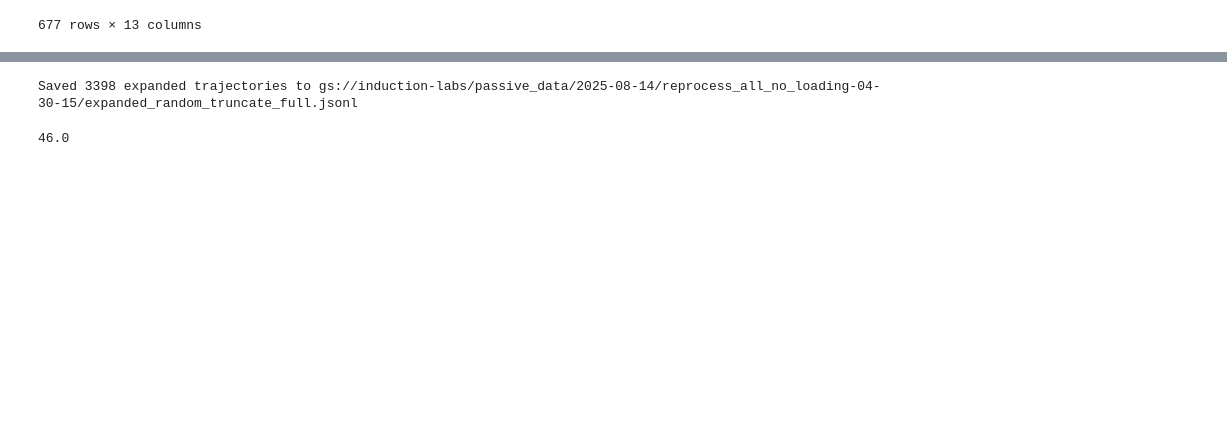
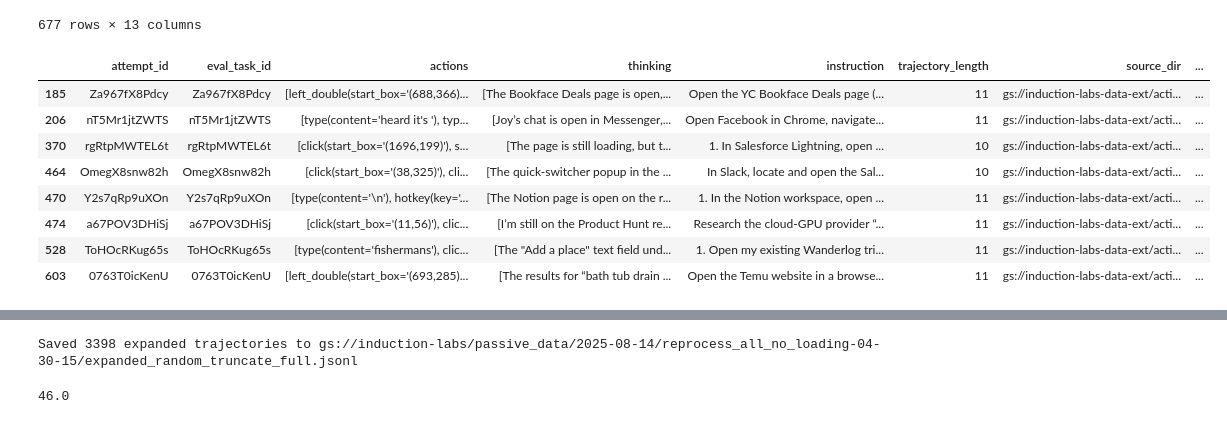
Before and after one commit to induction-labs/induction-labs, a Jupyter notebook: repos/synth/src/synth/trajectories/rejection_sample.ipynb, the cells around one changed output, grey strips where cells are left out. Cells and saved outputs as stored; diff of their text form; code cells hidden in the pictures; blank space fills up the shorter version.

```diff
--- a/repos/synth/src/synth/trajectories/rejection_sample.ipynb
+++ b/repos/synth/src/synth/trajectories/rejection_sample.ipynb
@@ -107,6 +107,18 @@ Name: NUM_HOTKEYS, dtype: float64
 | 675 | HahLlXsiEkeV | HahLlXsiEkeV | [type(content='Time'), click(star... | [The Options window is open to “B... | Open LibreOffice Writer and chang... | 11 | gs://induction-labs-data-ext/acti... | ... |
 | 676 | ixVnKchUDibi | ixVnKchUDibi | [type(content='lxjjjo}'), type(co... | [Just under the Report Infeasible... | Open VS Code and load the file `f... | 11 | gs://induction-labs-data-ext/acti... | ... |
 677 rows × 13 columns
+# %%
+FIXED_TRAJECTORIES[FIXED_TRAJECTORIES["thinking"].apply(lambda x: "\n".join(x).lower().find("still loading") != -1)]
+# %% [output]
+|  | attempt_id | eval_task_id | actions | thinking | instruction | trajectory_length | source_dir | ... |
+| 185 | Za967fX8Pdcy | Za967fX8Pdcy | [left_double(start_box='(688,366)... | [The Bookface Deals page is open,... | Open the YC Bookface Deals page (... | 11 | gs://induction-labs-data-ext/acti... | ... |
+| 206 | nT5Mr1jtZWTS | nT5Mr1jtZWTS | [type(content='heard it's '), typ... | [Joy’s chat is open in Messenger,... | Open Facebook in Chrome, navigate... | 11 | gs://induction-labs-data-ext/acti... | ... |
+| 370 | rgRtpMWTEL6t | rgRtpMWTEL6t | [click(start_box='(1696,199)'), s... | [The page is still loading, but t... | 1. In Salesforce Lightning, open ... | 10 | gs://induction-labs-data-ext/acti... | ... |
+| 464 | OmegX8snw82h | OmegX8snw82h | [click(start_box='(38,325)'), cli... | [The quick-switcher popup in the ... | In Slack, locate and open the Sal... | 10 | gs://induction-labs-data-ext/acti... | ... |
+| 470 | Y2s7qRp9uXOn | Y2s7qRp9uXOn | [type(content='\n'), hotkey(key='... | [The Notion page is open on the r... | 1. In the Notion workspace, open ... | 11 | gs://induction-labs-data-ext/acti... | ... |
+| 474 | a67POV3DHiSj | a67POV3DHiSj | [click(start_box='(11,56)'), clic... | [I’m still on the Product Hunt re... | Research the cloud-GPU provider “... | 11 | gs://induction-labs-data-ext/acti... | ... |
+| 528 | ToHOcRKug65s | ToHOcRKug65s | [type(content='fishermans'), clic... | [The "Add a place" text field und... | 1. Open my existing Wanderlog tri... | 11 | gs://induction-labs-data-ext/acti... | ... |
+| 603 | 0763T0icKenU | 0763T0icKenU | [left_double(start_box='(693,285)... | [The results for “bath tub drain ... | Open the Temu website in a browse... | 11 | gs://induction-labs-data-ext/acti... | ... |
 # %%
 FIXED_TRAJECTORIES['trajectory_length'] = FIXED_TRAJECTORIES['trajectory_length'] - 1
 # %%
```
Also changed, not shown: 3 other files.
